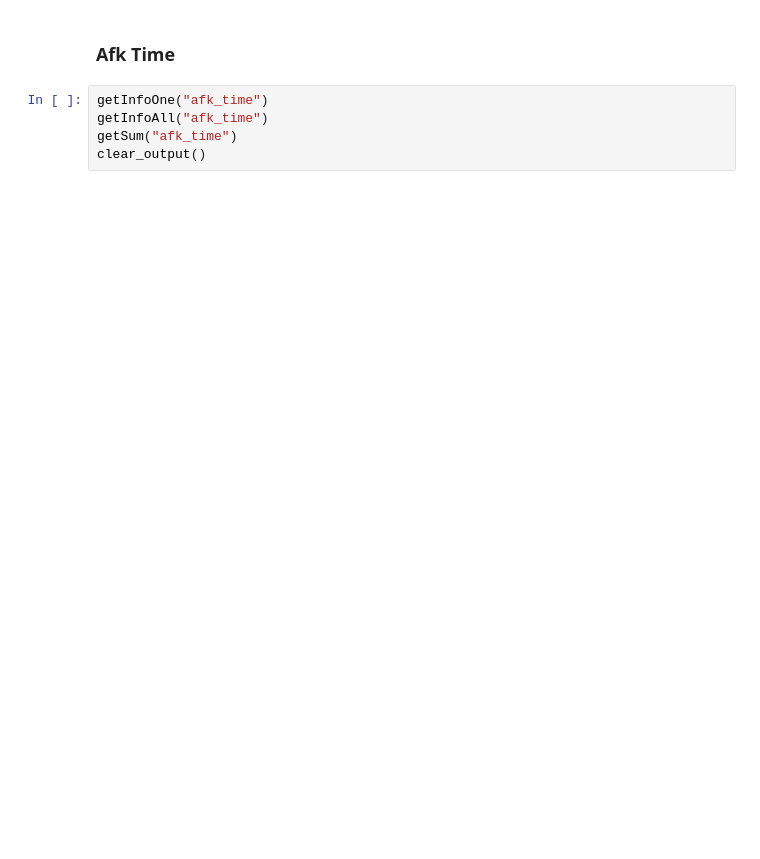
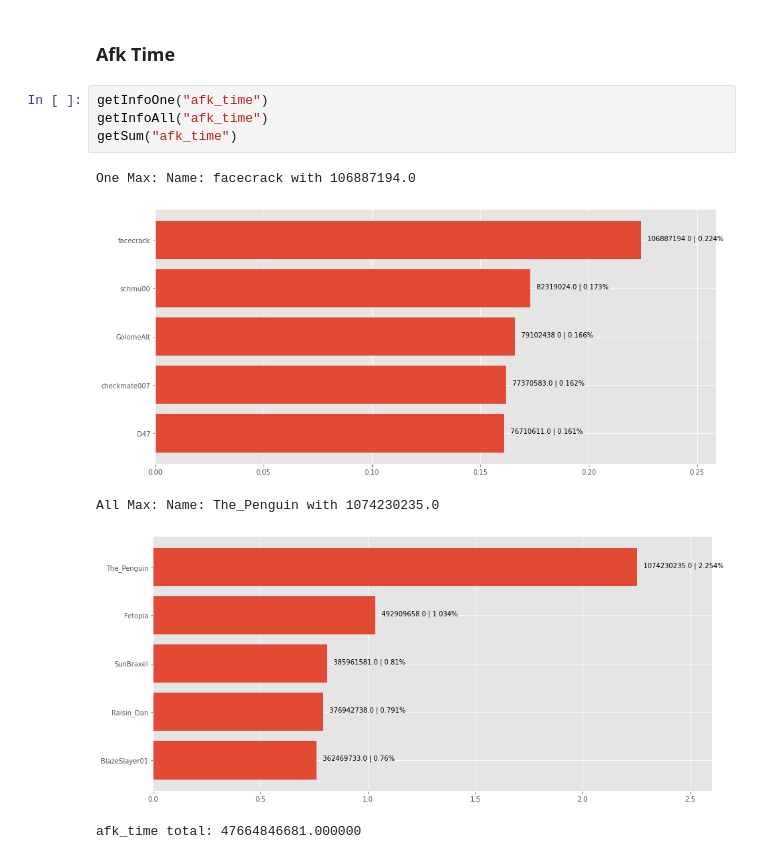
Before and after one commit to TechAle/salc1-data-mining, a Jupyter notebook: notebooks/session_analysis/sessionTime.ipynb, the cells around one changed output. Drawn from its saved outputs; the diff is of its cells as text; blank space fills up the shorter version.

```diff
--- a/notebooks/session_analysis/sessionTime.ipynb
+++ b/notebooks/session_analysis/sessionTime.ipynb
@@ -141,5 +160,10 @@ clear_output()
 # %%
 getInfoOne("afk_time")
 getInfoAll("afk_time")
 getSum("afk_time")
-clear_output()
+# %% [output]
+One Max: Name: facecrack with 106887194.0
+[figure, added]
+All Max: Name: The_Penguin with 1074230235.0
+[figure, added]
+afk_time total: 47664846681.000000
```
Also changed, not shown: parts of 6 cells of this notebook, 8 other files.
